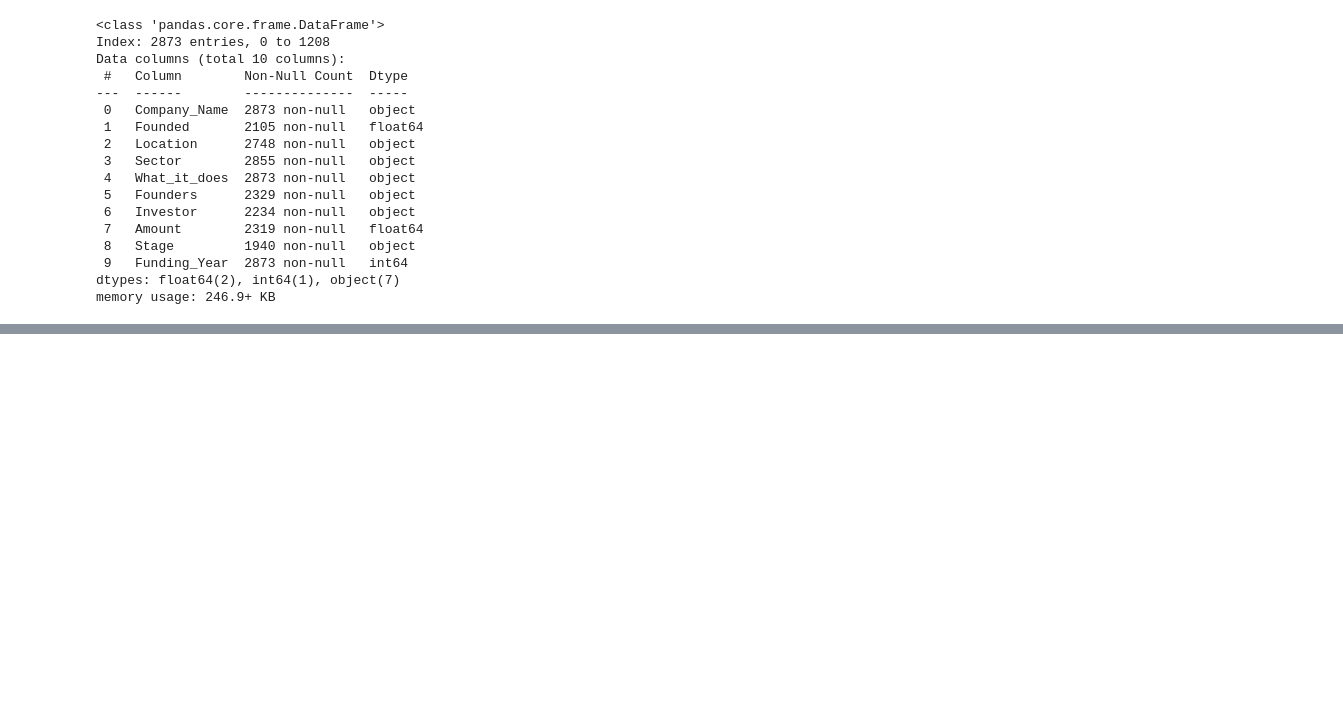
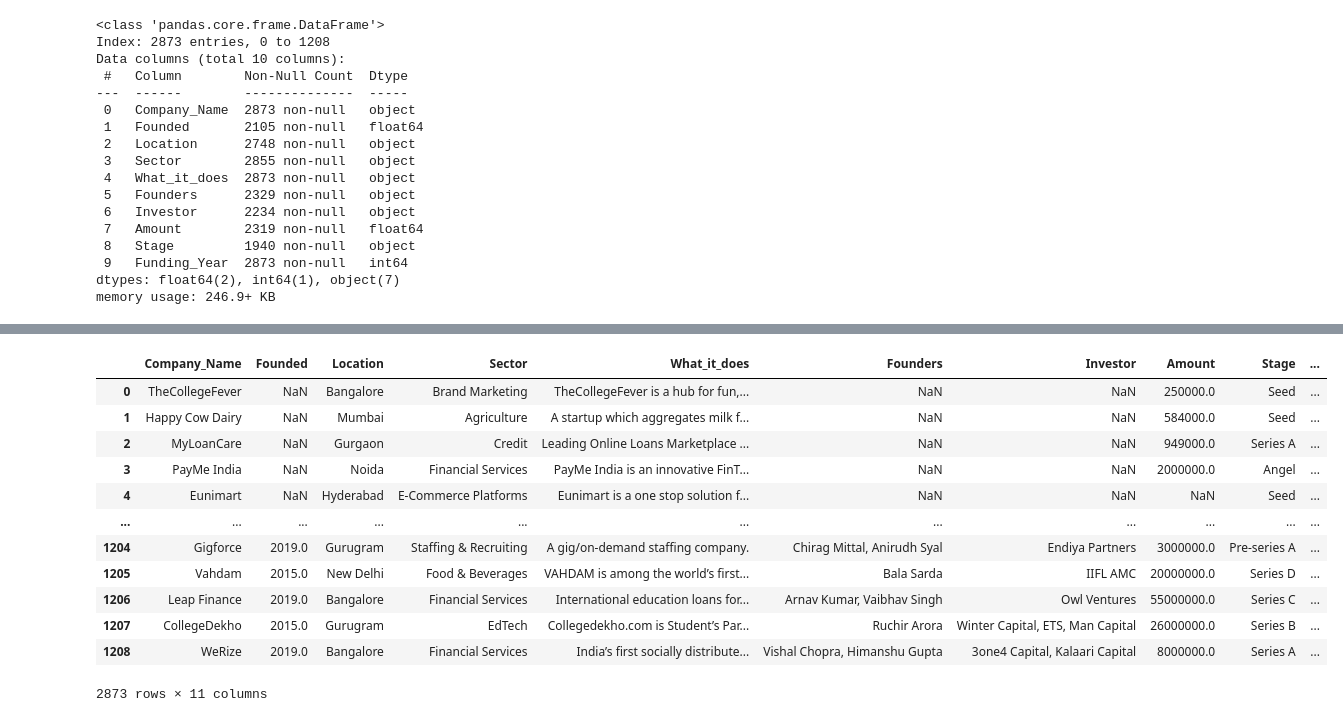
Before and after one commit to SamuelAsong/Analyzing-Start-up-Funding-in-India, a Jupyter notebook: Notebooks/Indian Start-up Ecosystem Funding Analysis (2018-2021).ipynb, the cells around one changed output, grey strips where cells are left out. Saved outputs shown, nothing was run; the diff lists cells and outputs as text; code cells hidden in the pictures; blank space fills up the shorter version.

```diff
--- a/Notebooks/Indian Start-up Ecosystem Funding Analysis (2018-2021).ipynb
+++ b/Notebooks/Indian Start-up Ecosystem Funding Analysis (2018-2021).ipynb
@@ -1983,0 +2059,16 @@ memory usage: 246.9+ KB
+# %%
+df
+# %% [output]
+|  | Company_Name | Founded | Location | Sector | What_it_does | Founders | Investor | Amount | Stage | ... |
+| 0 | TheCollegeFever | NaN | Bangalore | Brand Marketing | TheCollegeFever is a hub for fun,... | NaN | NaN | 250000.0 | Seed | ... |
+| 1 | Happy Cow Dairy | NaN | Mumbai | Agriculture | A startup which aggregates milk f... | NaN | NaN | 584000.0 | Seed | ... |
+| 2 | MyLoanCare | NaN | Gurgaon | Credit | Leading Online Loans Marketplace ... | NaN | NaN | 949000.0 | Series A | ... |
+| 3 | PayMe India | NaN | Noida | Financial Services | PayMe India is an innovative FinT... | NaN | NaN | 2000000.0 | Angel | ... |
+| 4 | Eunimart | NaN | Hyderabad | E-Commerce Platforms | Eunimart is a one stop solution f... | NaN | NaN | NaN | Seed | ... |
+| ... | ... | ... | ... | ... | ... | ... | ... | ... | ... | ... |
+| 1204 | Gigforce | 2019.0 | Gurugram | Staffing & Recruiting | A gig/on-demand staffing company. | Chirag Mittal, Anirudh Syal | Endiya Partners | 3000000.0 | Pre-series A | ... |
+| 1205 | Vahdam | 2015.0 | New Delhi | Food & Beverages | VAHDAM is among the world’s first... | Bala Sarda | IIFL AMC | 20000000.0 | Series D | ... |
+| 1206 | Leap Finance | 2019.0 | Bangalore | Financial Services | International education loans for... | Arnav Kumar, Vaibhav Singh | Owl Ventures | 55000000.0 | Series C | ... |
+| 1207 | CollegeDekho | 2015.0 | Gurugram | EdTech | Collegedekho.com is Student’s Par... | Ruchir Arora | Winter Capital, ETS, Man Capital | 26000000.0 | Series B | ... |
+| 1208 | WeRize | 2019.0 | Bangalore | Financial Services | India’s first socially distribute... | Vishal Chopra, Himanshu Gupta | 3one4 Capital, Kalaari Capital | 8000000.0 | Series A | ... |
+2873 rows × 11 columns
```
Also changed, not shown: parts of 49 cells of this notebook.
